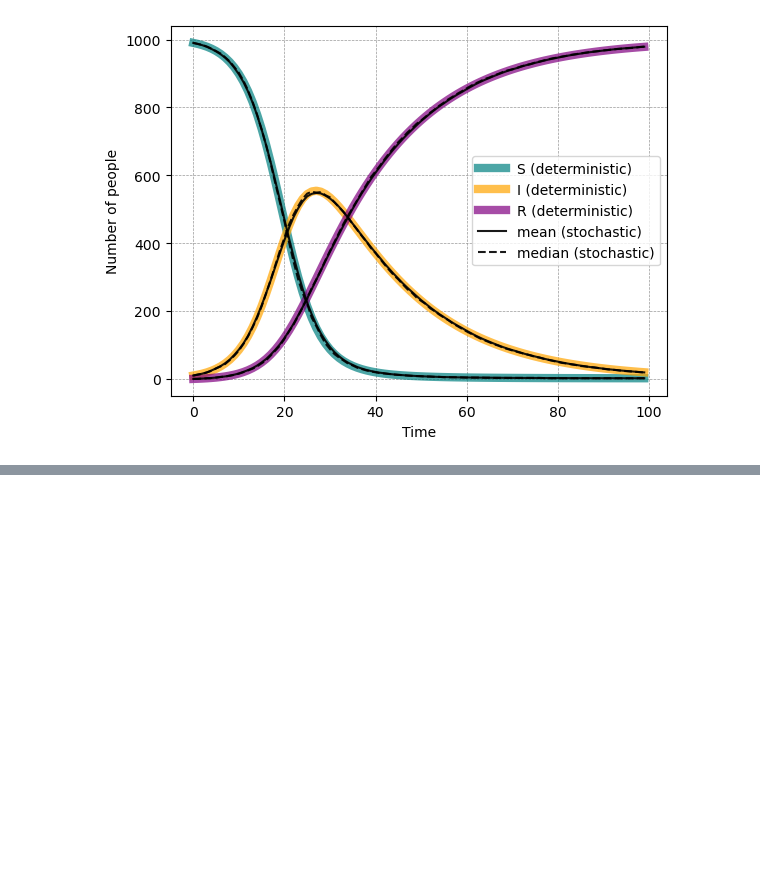
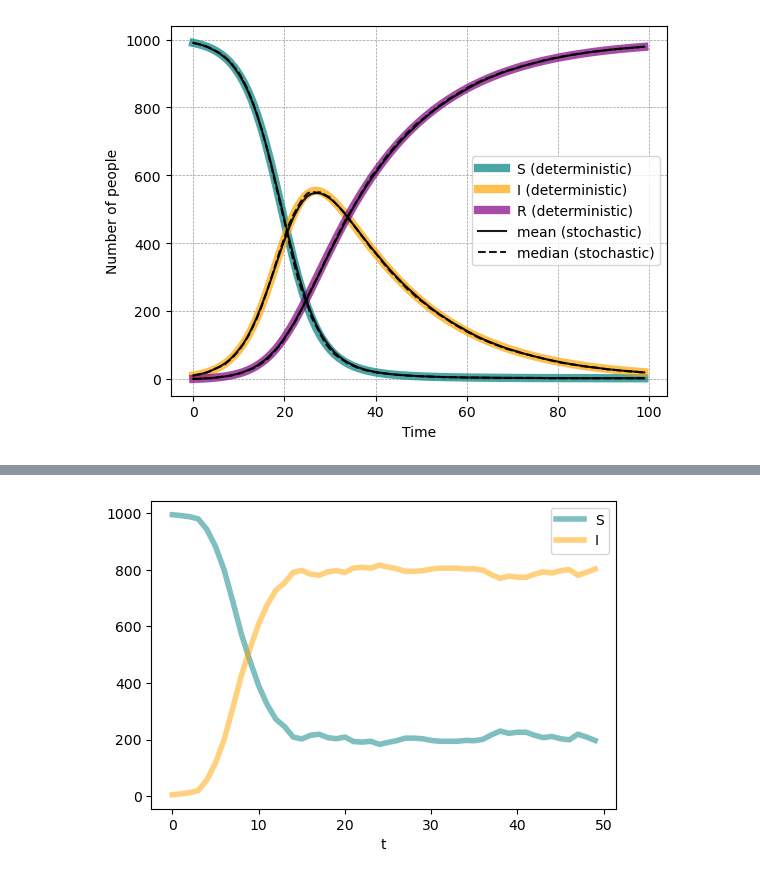
Before and after one commit to nmoghaddas19/PHYS-7335, a Jupyter notebook: epidemics/code.ipynb, the cells around one changed output, grey strips where cells are left out. Drawn from its saved outputs; the diff is of its cells as text; code cells hidden in the pictures; blank space fills up the shorter version.

```diff
--- a/epidemics/code.ipynb
+++ b/epidemics/code.ipynb
@@ -188,0 +193,2 @@ ax.legend()
+# %%
+G = nx.erdos_renyi_graph(n=500, p=0.01)
@@ -188,0 +291,31 @@ ax.legend()
+# %%
+import matplotlib.pyplot as plt
+N = 1000
+m = 2
+G = nx.barabasi_albert_graph(N, m)
+seed_num = 5
+T = 50
+susceptible_compartment = 'S'
+infectious_compartment = 'I'
+
+transmissions = {\
+                'S' : ('I', 'contagion', 'beta'), \
+                'I' : ('S', 'spontaneous', 'mu') \
+                }
+params = {
+         'beta': 0.2,
+         'mu'  : 0.1
+         }
+compartments = {'S':[],
+                'I':[]}
+
+compartments, node_status = epidemic_model_network(G, compartments, seed_num, T, transmissions, params)
+
+plt.figure(figsize=(6,4),dpi=100)
+plt.plot(range(T), compartments['S'], c='teal',linewidth = 4.0, alpha=0.5, label = 'S')
+plt.plot(range(T), compartments['I'], c='orange',linewidth = 4.0, alpha=0.5, label = 'I')
+plt.xlabel('t')
+plt.legend()
+plt.show()
+# %% [output]
+[figure, added]
```
Also changed, not shown: parts of 6 cells of this notebook, 1 other file.
